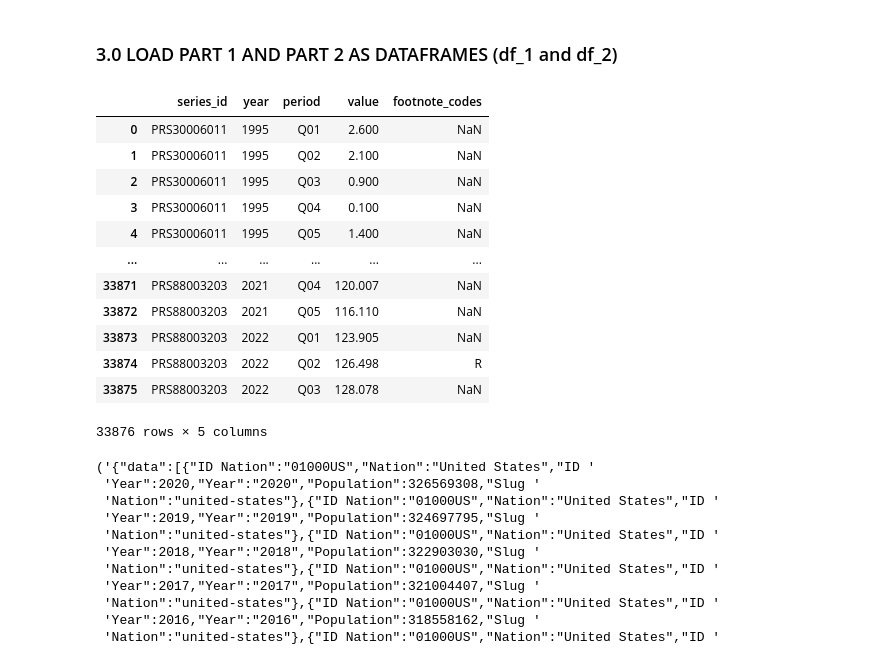
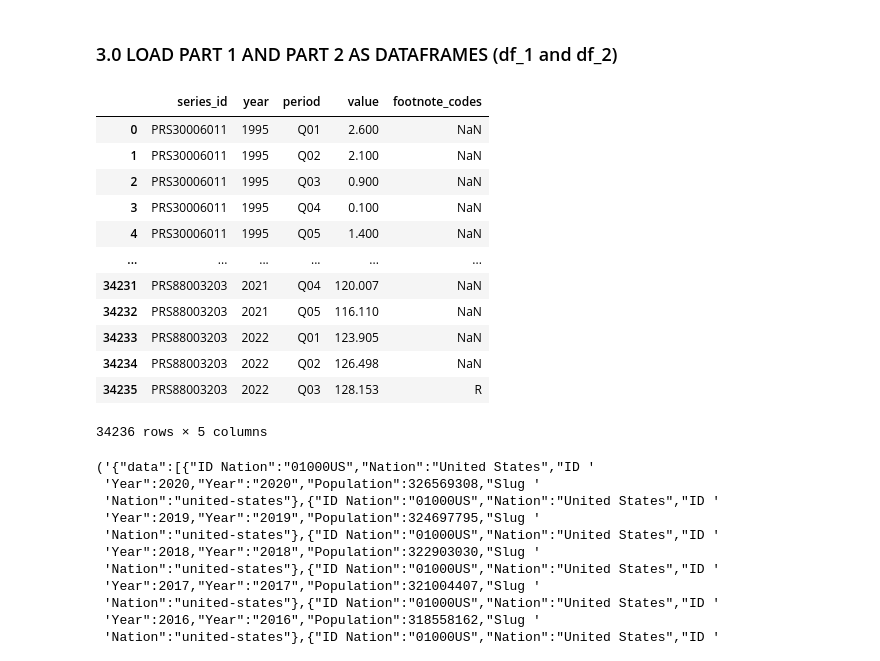
Before and after one commit to Seanzy/rdq, a Jupyter notebook: rearc-data-quest.ipynb, the cells around one changed output. Cells and saved outputs as stored; diff of their text form; code cells hidden in the pictures.

```diff
--- a/rearc-data-quest.ipynb
+++ b/rearc-data-quest.ipynb
@@ -21,26 +21,26 @@ import urllib3
 # %%
 # df_1
 
 file_headers = [ "series_id", "year",  "period", "value", "footnote_codes" ]
-file =  "rearc/rearc-data-quest/pr.data.0.Current.csv"
+file =  "rearc/rearc-data-quest/pr.data.0.Current 3-18.csv"
 current = pd.read_csv(file)
 df_1 = pd.read_csv(file, sep='\t', skiprows=(1), names=file_headers)
-
+# testpr.data.0.Current
 df_1
 # %% [output]
 |  | series_id | year | period | value | footnote_codes |
 | 0 | PRS30006011 | 1995 | Q01 | 2.600 | NaN |
 | 1 | PRS30006011 | 1995 | Q02 | 2.100 | NaN |
 | 2 | PRS30006011 | 1995 | Q03 | 0.900 | NaN |
 | 3 | PRS30006011 | 1995 | Q04 | 0.100 | NaN |
 | 4 | PRS30006011 | 1995 | Q05 | 1.400 | NaN |
 | ... | ... | ... | ... | ... | ... |
-| 33871 | PRS88003203 | 2021 | Q04 | 120.007 | NaN |
-| 33872 | PRS88003203 | 2021 | Q05 | 116.110 | NaN |
-| 33873 | PRS88003203 | 2022 | Q01 | 123.905 | NaN |
-| 33874 | PRS88003203 | 2022 | Q02 | 126.498 | R |
-| 33875 | PRS88003203 | 2022 | Q03 | 128.078 | NaN |
+| 34231 | PRS88003203 | 2021 | Q04 | 120.007 | NaN |
+| 34232 | PRS88003203 | 2021 | Q05 | 116.110 | NaN |
+| 34233 | PRS88003203 | 2022 | Q01 | 123.905 | NaN |
+| 34234 | PRS88003203 | 2022 | Q02 | 126.498 | NaN |
+| 34235 | PRS88003203 | 2022 | Q03 | 128.153 | R |
-33876 rows × 5 columns
+34236 rows × 5 columns
 # %%
 # Read file from S3 bucket instead of local
 s3 = boto3.client('s3')
```
Also changed, not shown: parts of 7 cells of this notebook, 5 other files.
